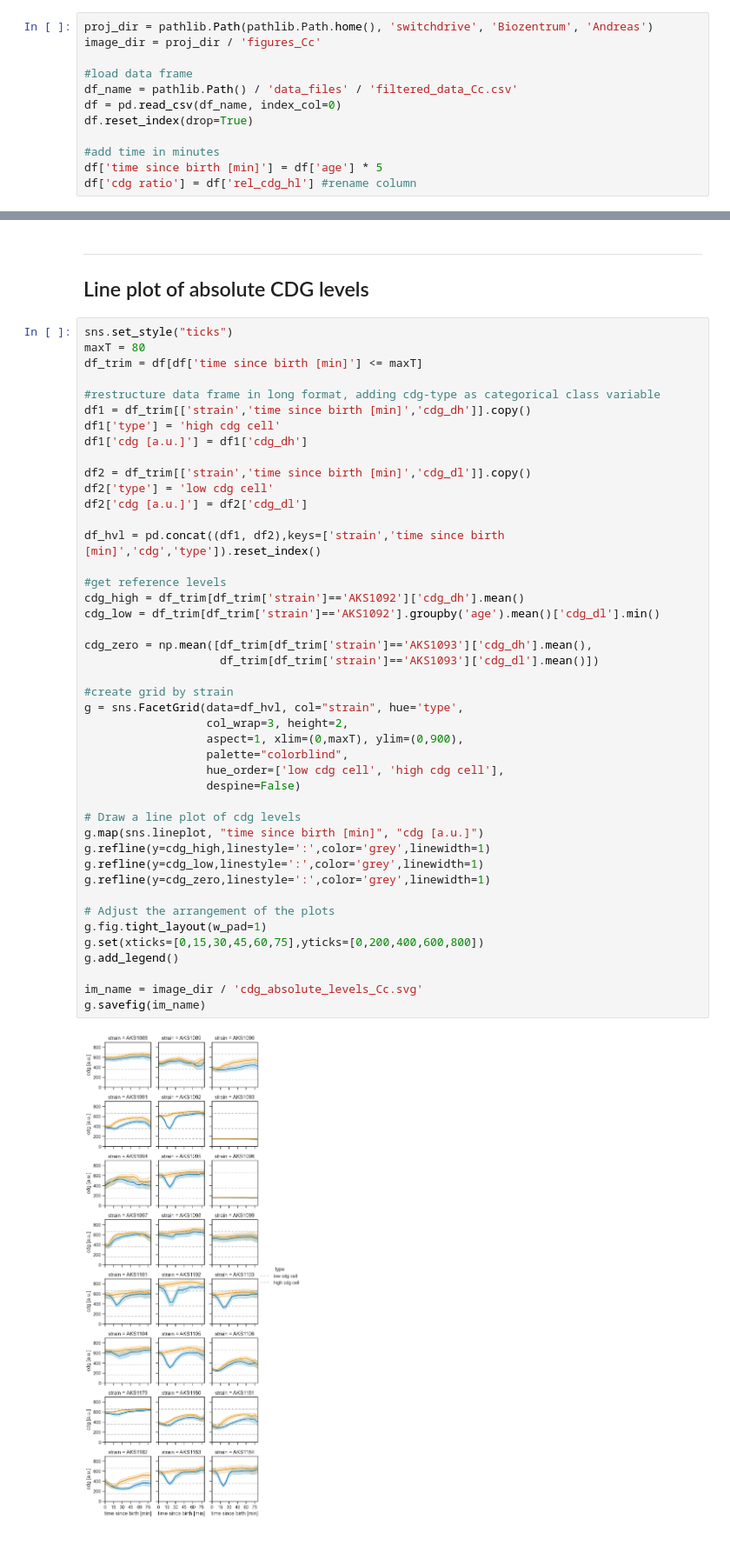
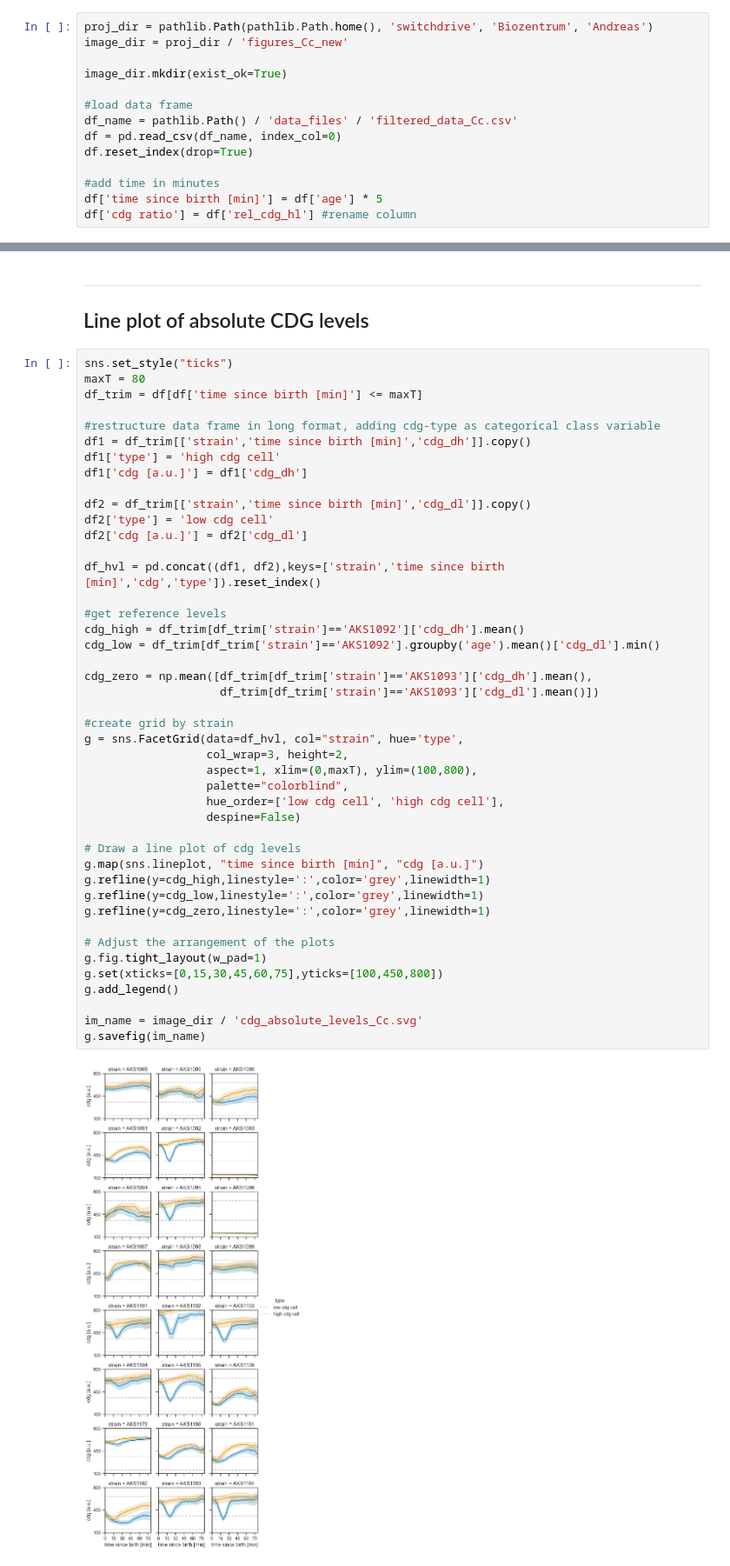
Before and after one commit to simonvanvliet/cdg_dynamics_caulobacter, a Jupyter notebook: 2_plot_data_Cc.ipynb, the cells around one changed output, grey strips where cells are left out. Shown at 87% size. Drawn from its saved outputs; the diff is of its cells as text.

```diff
--- a/2_plot_data_Cc.ipynb
+++ b/2_plot_data_Cc.ipynb
@@ -28,7 +28,9 @@ sns.set(font="Arial")
 We load the data created with the `1_filter_data_Cc` notebook.
 # %%
 proj_dir = pathlib.Path(pathlib.Path.home(), 'switchdrive', 'Biozentrum', 'Andreas')
-image_dir = proj_dir / 'figures_Cc'
+image_dir = proj_dir / 'figures_Cc_new'
+
+image_dir.mkdir(exist_ok=True)
 
 #load data frame
 df_name = pathlib.Path() / 'data_files' / 'filtered_data_Cc.csv'
@@ -91,33 +93,33 @@ df2['cdg [a.u.]'] = df2['cdg_dl']
 
 df_hvl = pd.concat((df1, df2),keys=['strain','time since birth [min]','cdg','type']).reset_index()
 
 #get reference levels
 cdg_high = df_trim[df_trim['strain']=='AKS1092']['cdg_dh'].mean()
 cdg_low = df_trim[df_trim['strain']=='AKS1092'].groupby('age').mean()['cdg_dl'].min()
 
 cdg_zero = np.mean([df_trim[df_trim['strain']=='AKS1093']['cdg_dh'].mean(),
                     df_trim[df_trim['strain']=='AKS1093']['cdg_dl'].mean()])
 
 #create grid by strain
 g = sns.FacetGrid(data=df_hvl, col="strain", hue='type',
                   col_wrap=3, height=2,
-                  aspect=1, xlim=(0,maxT), ylim=(0,900),
+                  aspect=1, xlim=(0,maxT), ylim=(100,800),
                   palette="colorblind",
                   hue_order=['low cdg cell', 'high cdg cell'],
                   despine=False)
 
 # Draw a line plot of cdg levels
 g.map(sns.lineplot, "time since birth [min]", "cdg [a.u.]")
 g.refline(y=cdg_high,linestyle=':',color='grey',linewidth=1)
 g.refline(y=cdg_low,linestyle=':',color='grey',linewidth=1)
 g.refline(y=cdg_zero,linestyle=':',color='grey',linewidth=1)
 
 # Adjust the arrangement of the plots
 g.fig.tight_layout(w_pad=1)
-g.set(xticks=[0,15,30,45,60,75],yticks=[0,200,400,600,800])
+g.set(xticks=[0,15,30,45,60,75],yticks=[100,450,800])
 g.add_legend()
 
 im_name = image_dir / 'cdg_absolute_levels_Cc.svg'
 g.savefig(im_name)
 # %% [output]
-[figure, old version]
+[figure, new version]
```
Also changed, not shown: 2 other files.
